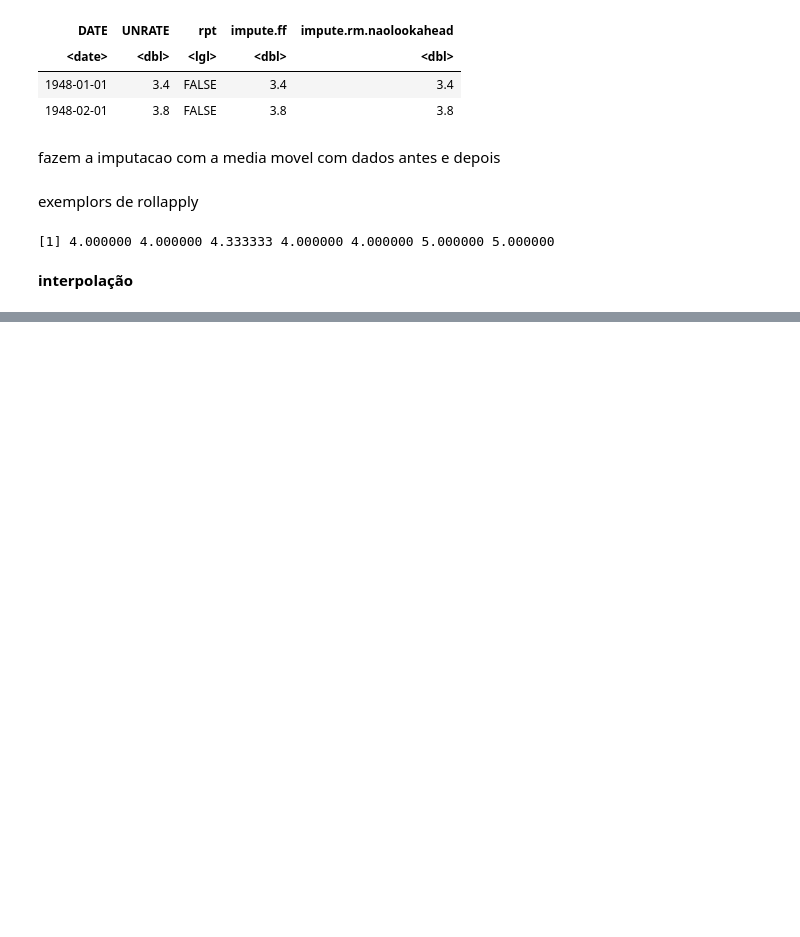
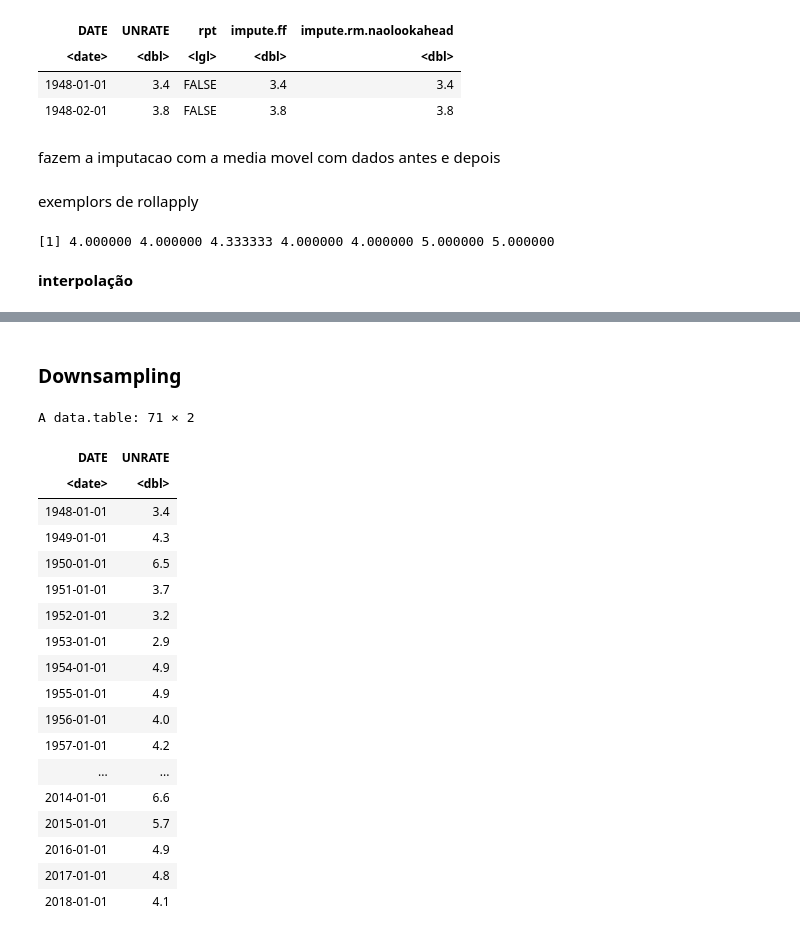
Before and after one commit to kaladabrio2020/analise-pratica-series-temporais_predicao-stats-ml, a Jupyter notebook: capitulo-2-encontrando-dados-e-usando-data-wrangling-com-st/limperza_r.ipynb, the cells around one changed output, grey strips where cells are left out. Saved outputs shown, nothing was run; the diff lists cells and outputs as text; code cells hidden in the pictures; blank space fills up the shorter version.

```diff
--- a/capitulo-2-encontrando-dados-e-usando-data-wrangling-com-st/limperza_r.ipynb
+++ b/capitulo-2-encontrando-dados-e-usando-data-wrangling-com-st/limperza_r.ipynb
@@ -247,0 +283,24 @@ impute.rm.naolookahead
+# %% [markdown]
+### Downsampling
+# %%
+unemp[seq.int(from = 1, to=nrow(unemp), by=12)]
+# %% [output]
+A data.table: 71 × 2
+| DATE | UNRATE |
+| <date> | <dbl> |
+| 1948-01-01 | 3.4 |
+| 1949-01-01 | 4.3 |
+| 1950-01-01 | 6.5 |
+| 1951-01-01 | 3.7 |
+| 1952-01-01 | 3.2 |
+| 1953-01-01 | 2.9 |
+| 1954-01-01 | 4.9 |
+| 1955-01-01 | 4.9 |
+| 1956-01-01 | 4.0 |
+| 1957-01-01 | 4.2 |
+| ... | ... |
+| 2014-01-01 | 6.6 |
+| 2015-01-01 | 5.7 |
+| 2016-01-01 | 4.9 |
+| 2017-01-01 | 4.8 |
+| 2018-01-01 | 4.1 |
```
Also changed, not shown: parts of 16 cells of this notebook, 4 other files.
